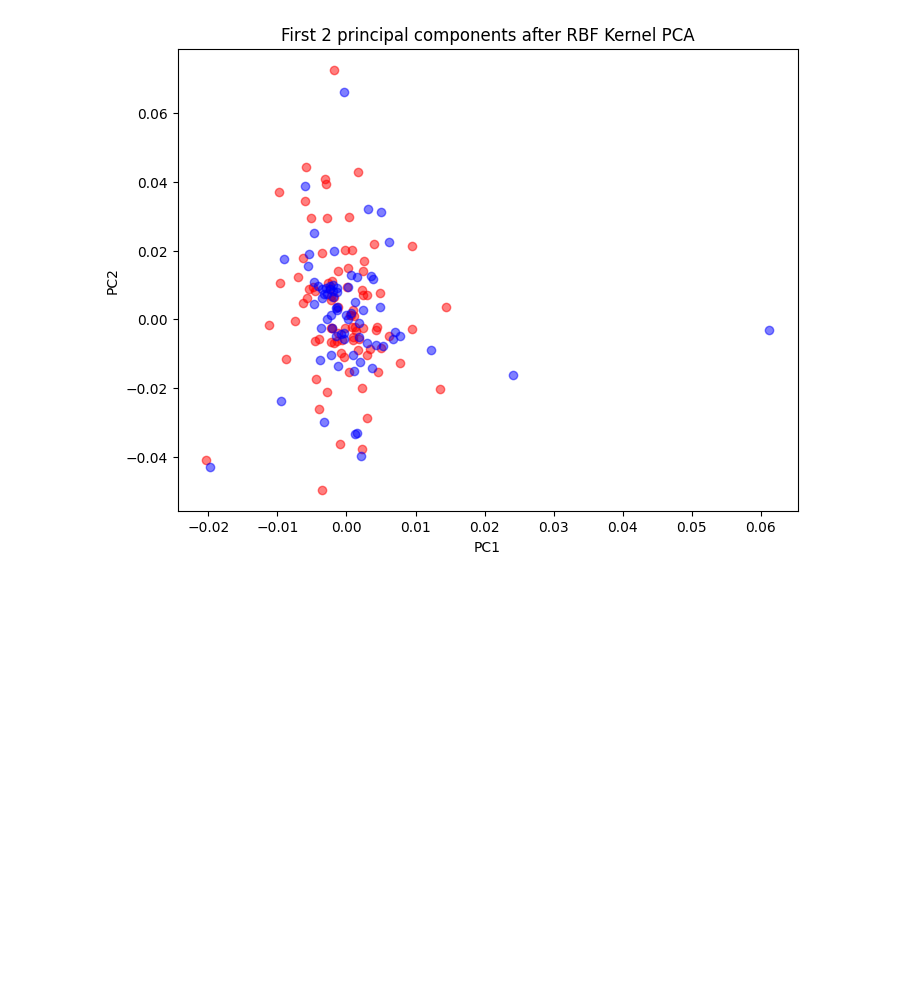
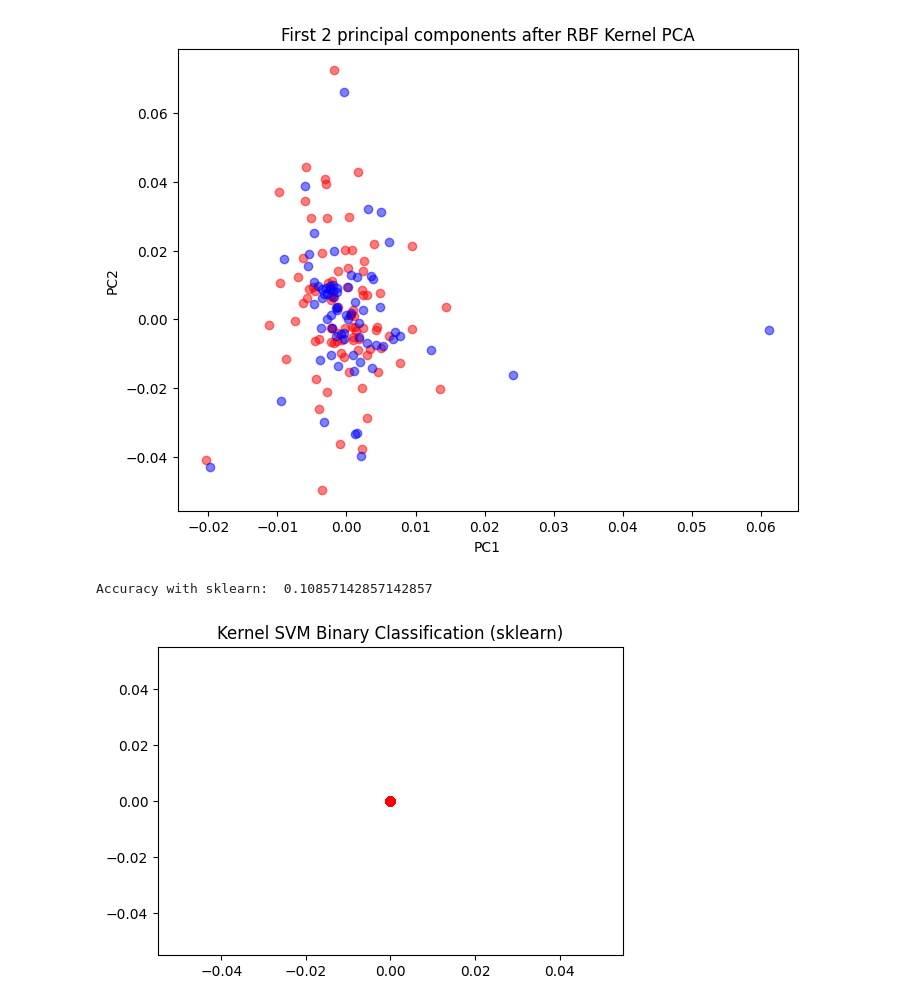
Before and after one commit to kiogre/Machine_learning_mod_A, a Jupyter notebook: notebooks/Lab-10.KernelPCA_KernelSVM.ipynb, the cells around one changed output. Cells and saved outputs as stored; diff of their text form; code cells hidden in the pictures; blank space fills up the shorter version.

```diff
--- a/notebooks/Lab-10.KernelPCA_KernelSVM.ipynb
+++ b/notebooks/Lab-10.KernelPCA_KernelSVM.ipynb
@@ -379,3 +379,23 @@ plt.ylabel('PC2')
 plt.show()
 # %% [output]
 [figure]
+# %%
+from sklearn.svm import SVC
+X_train, X_test, y_train, y_test = train_test_split(X, y, test_size=0.25, random_state=42)
+svc = SVC(kernel='rbf', gamma=15)
+svc.fit(X_train, y_train)
+y_pred_sk = svc.predict(X_test)
+print('Accuracy with sklearn: ', acc(y_test, y_pred_sk))
+# %% [output]
+Accuracy with sklearn:  0.10857142857142857
+# %%
+plt.figure(figsize=(6,4))
+
+plt.scatter(X_test[y_pred_sk==7, 0], X_test[y_pred_sk==7, 1], color='red', alpha=0.5)
+plt.scatter(X_test[y_pred_sk==1, 0], X_test[y_pred_sk==1, 1], color='blue', alpha=0.5)
+
+plt.title('Kernel SVM Binary Classification (sklearn)')
+
+plt.show()
+# %% [output]
+[figure, added]
```
